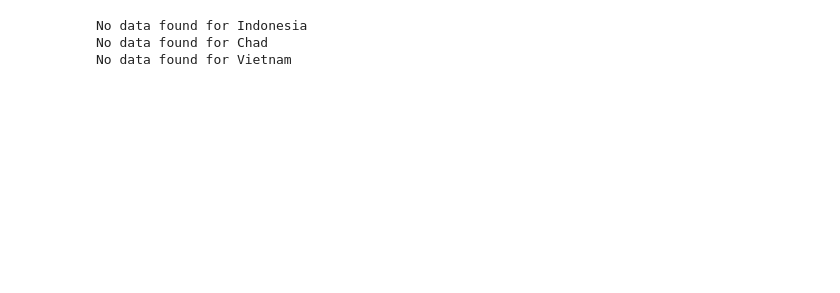
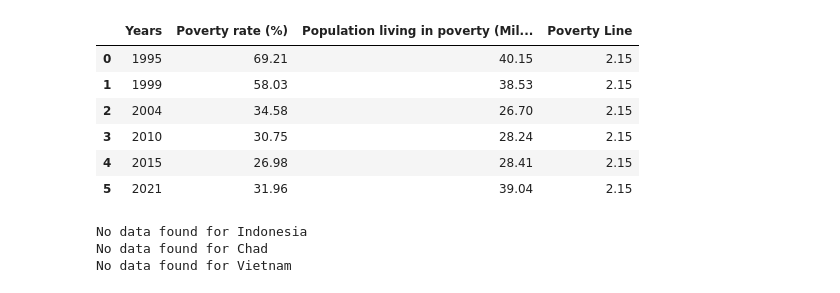
Before and after one commit to lselker13/eop, a Jupyter notebook: process_data/compile_base_poverty_rates.ipynb, the cells around one changed output. Saved outputs shown, nothing was run; the diff lists cells and outputs as text; code cells hidden in the pictures; blank space fills up the shorter version.

```diff
--- a/process_data/compile_base_poverty_rates.ipynb
+++ b/process_data/compile_base_poverty_rates.ipynb
@@ -17,3 +652,17 @@ wb_gaps = wb_data[wb_data['Indicator Code'] == 'SI.POV.GAPS']
+# %%
+eth_poverty_data = pd.read_csv(
+    '/Users/leo/Documents/gpl/eop/data/world_bank_pip/ETH_PovertyRate_20250401_2017_01_02_PROD_2025-06-11.csv'
+)
+# %%
+eth_poverty_data
+# %% [output]
+|  | Years | Poverty rate (%) | Population living in poverty (Mil... | Poverty Line |
+| 0 | 1995 | 69.21 | 40.15 | 2.15 |
+| 1 | 1999 | 58.03 | 38.53 | 2.15 |
+| 2 | 2004 | 34.58 | 26.70 | 2.15 |
+| 3 | 2010 | 30.75 | 28.24 | 2.15 |
+| 4 | 2015 | 26.98 | 28.41 | 2.15 |
+| 5 | 2021 | 31.96 | 39.04 | 2.15 |
 # %%
 for _, row in country_list.iterrows():
     country_data = wb_rates[wb_rates['Country Name'].str.lower() == row['Country'].lower()]
```
Also changed, not shown: parts of 14 cells of this notebook, 1 other file.
